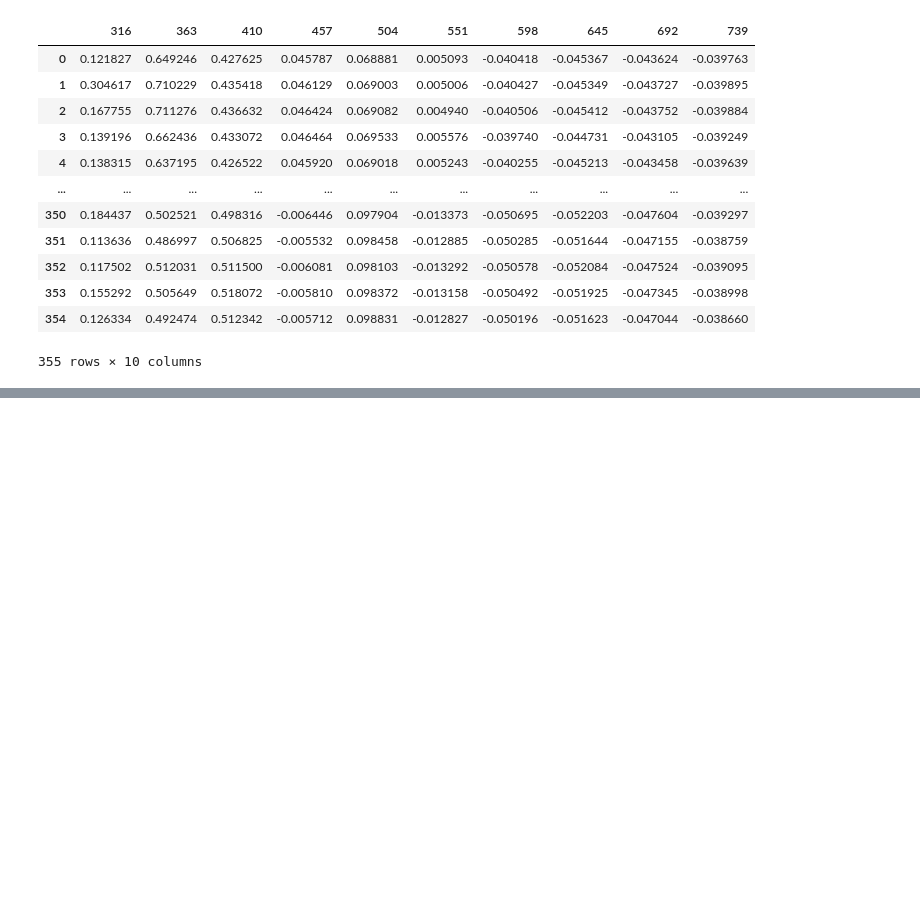
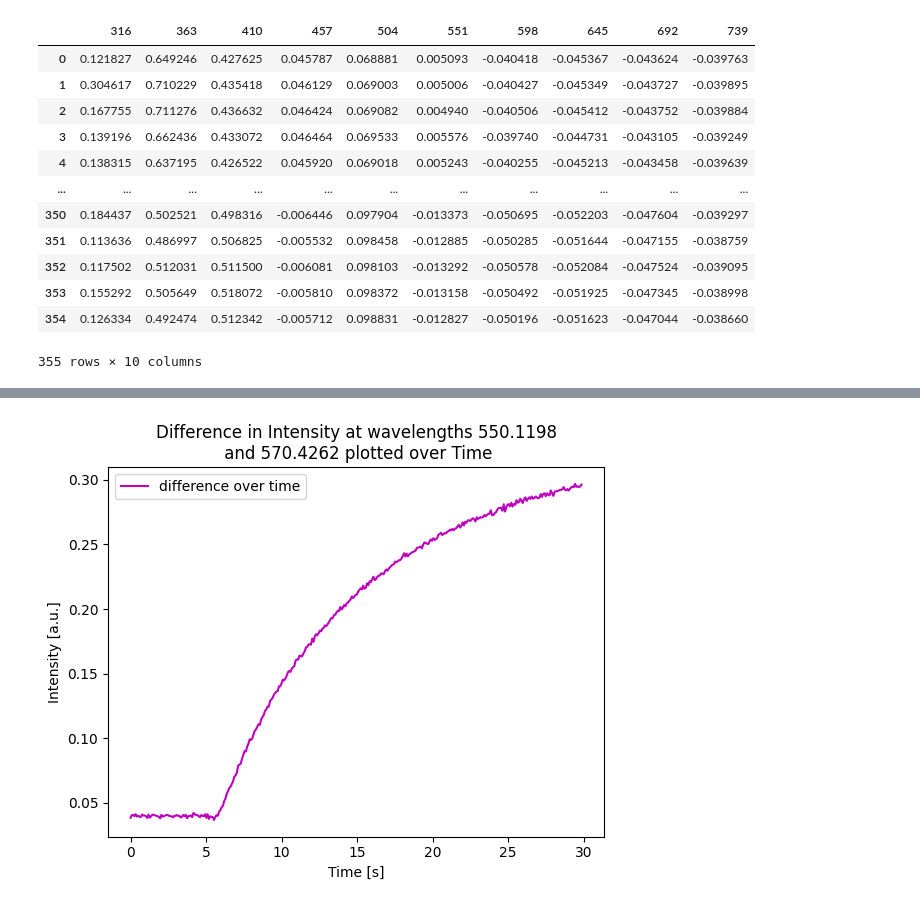
Before and after one commit to orsli/Data-Science-Fundamentals, a Jupyter notebook: CodingTask1.ipynb, the cells around one changed output, grey strips where cells are left out. Drawn from its saved outputs; the diff is of its cells as text; code cells hidden in the pictures; blank space fills up the shorter version.

```diff
--- a/CodingTask1.ipynb
+++ b/CodingTask1.ipynb
@@ -142,0 +139,20 @@ plotWL(1300, 1700)
+# %%
+# CT-1.6
+
+def plotWL2(a,b):
+  x = (df.iloc[1:, 2] - df.iloc[1, 2]) / 1000
+  y = - (df.iloc[1:, b] - df.iloc[1:, a])
+
+  plt.plot(x, y, color='m', label='difference over time')
+  plt.xlabel('Time [s]')
+  plt.ylabel('Intensity [a.u.]')
+  plt.title('Difference in Intensity at wavelengths ' + str(df.columns[a]) +
+            '\n and ' + str(df.columns[b]) + ' plotted over Time')
+  plt.legend()
+  plt.savefig('/content/drive/MyDrive/Data-CCD/WL-difference-plot.png')
+  plt.show()
+
+
+plotWL2(1780, 1940)
+# %% [output]
+[figure, added]
```
Also changed, not shown: parts of 8 cells of this notebook.
